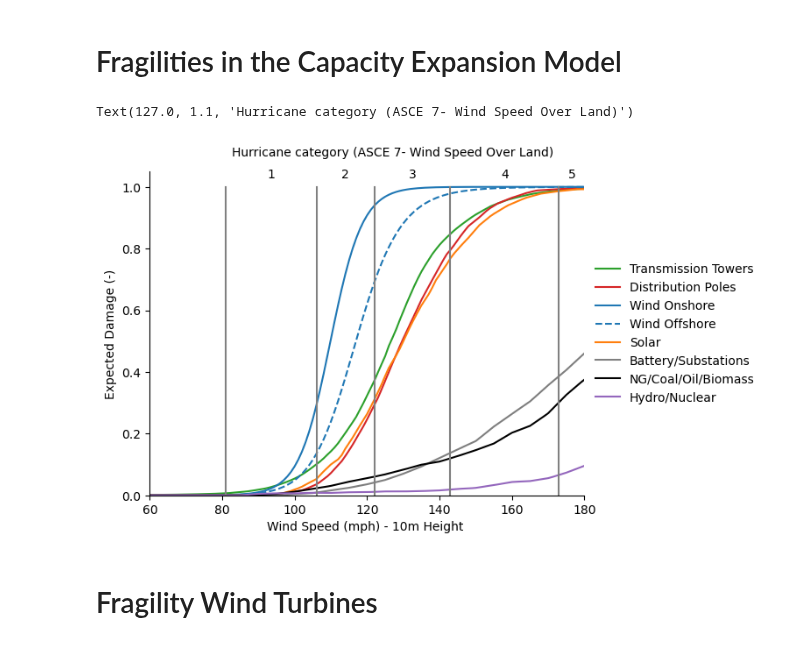
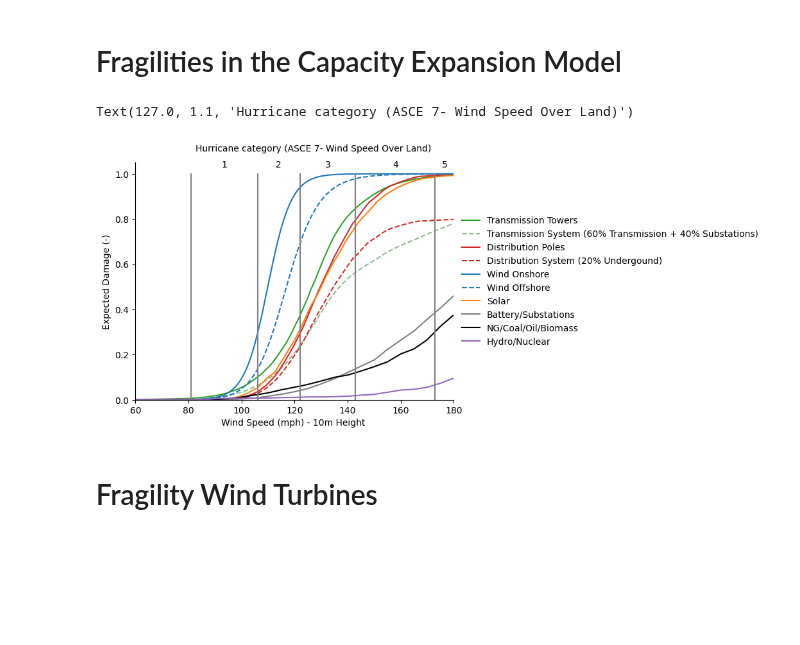
Before and after one commit to vaduraes/TemoaHurricane_V2, a Jupyter notebook: CreateDB_NC/InputData/FragilityCurvesData/PlotFragility.ipynb, the cells around one changed output. Saved outputs shown, nothing was run; the diff lists cells and outputs as text; code cells hidden in the pictures; blank space fills up the shorter version.

Commit message:
Updates on Distribution/Transmission Costs

```diff
--- a/CreateDB_NC/InputData/FragilityCurvesData/PlotFragility.ipynb
+++ b/CreateDB_NC/InputData/FragilityCurvesData/PlotFragility.ipynb
@@ -14,13 +14,16 @@ from fragility_curves_2023 import fragility
 
 #curve name, curve code, curve color, curve line style
 curves = {"Transmission Towers": ["Average_MultipleFC_TransmissionTowers","tab:green","-"],
+          "Transmission System (60% Transmission + 40% Substations)": ["Transmission60_Substation40","darkseagreen","--"],
           "Distribution Poles": ["DistributionPole_Wood_Salmana","tab:red","-"],
+          "Distribution System (20% Undergound)": ["DistributionPole_Wood_Salmana_20Underground","tab:red","--"],
           "Wind Onshore": ["wind_land_Bouchard","tab:blue","-"],
           "Wind Offshore": ["wind_offshore_Massachusetts_Wilkie","tab:blue","--"],
           "Solar": ["solar_Kabre","tab:orange","-"],
           "Battery/Substations": ["SECBL","tab:gray","-"],
           "NG/Coal/Oil/Biomass": ["SECBM","black","-"],
           "Hydro/Nuclear": ["CECBM","tab:purple","-"],
+
 }
 
 
@@ -47,34 +50,34 @@ plt.legend(bbox_to_anchor=(1.0, 0.5), loc='center left', ncol=1, frameon=False)
 ax.spines[['right', 'top']].set_visible(False)
 ax.set_ylim(ymin=0)
 ax.set_ylim(ymax=1.05)
 ax.set_xlim(xmin=60)
 ax.set_xlim(xmax=180)
 # Add vertical lines for category cases
 y = [0, 1.0]
 cat1 = 81
 cat2 = 106
 cat3 = 122
 cat4 = 143
 cat5 = 173
 
 plt.plot([cat1, cat1], y, color="gray")
 plt.plot([cat2, cat2], y, color="gray")
 plt.plot([cat3, cat3], y, color="gray")
 plt.plot([cat4, cat4], y, color="gray")
 plt.plot([cat5, cat5], y, color="gray")
 
 y_txt = 1.03
 plt.text((cat1 + cat2) / 2.0, y_txt, "1", ha="center")
 plt.text((cat2 + cat3) / 2.0, y_txt, "2", ha="center")
 plt.text((cat3 + cat4) / 2.0, y_txt, "3", ha="center")
 plt.text((cat4 + cat5) / 2.0, y_txt,"4", ha="center")
 plt.text((cat5+180)/2, y_txt, "5", ha="center")
 plt.text((cat1 + cat5) / 2.0, y_txt + 0.07, "Hurricane category (ASCE 7- Wind Speed Over Land)", ha="center")
 
 #plt.savefig('./Figures/fragility_curves.png', dpi=600, bbox_inches="tight")
 # %% [output]
 Text(127.0, 1.1, 'Hurricane category (ASCE 7- Wind Speed Over Land)')
-[figure, old version]
+[figure, new version]
 # %% [markdown]
 # Fragility Wind Turbines
 # %%
```
Also changed, not shown: 4 other files.
